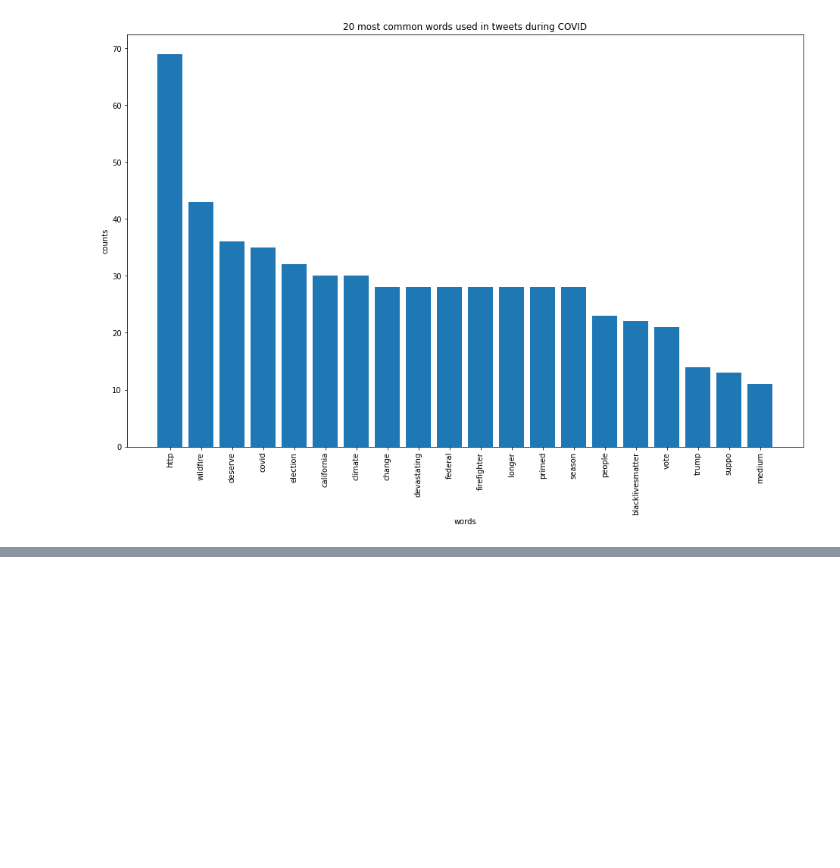
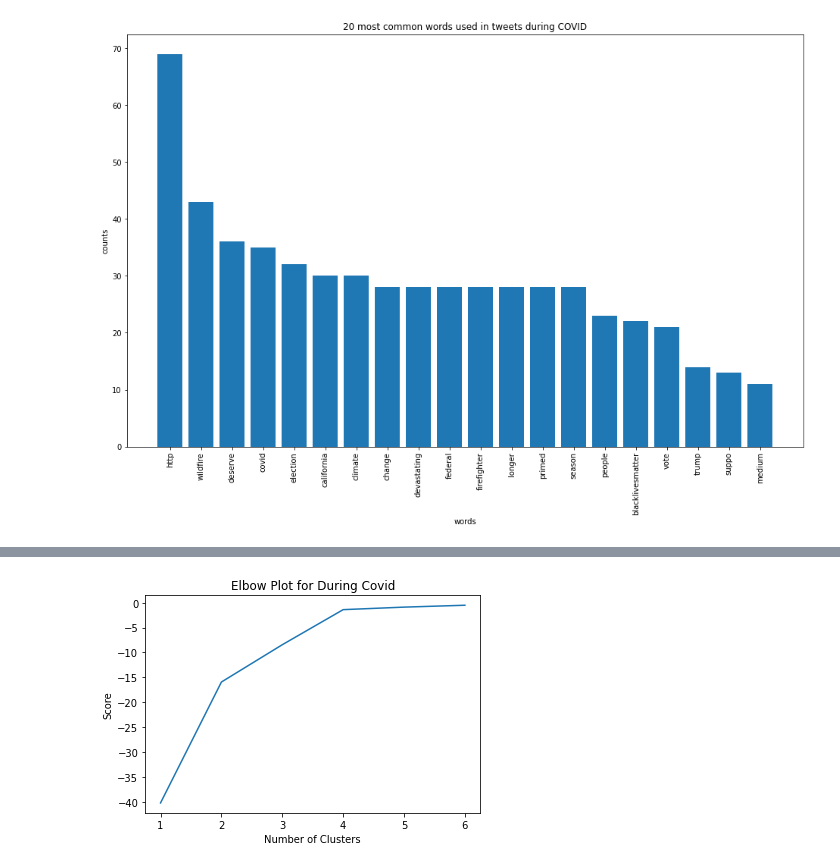
Before and after one commit to revanth802/CMPE-255-FA2020-Team6, a Jupyter notebook: Notebook.ipynb, the cells around one changed output, grey strips where cells are left out. Saved outputs shown, nothing was run; the diff lists cells and outputs as text; code cells hidden in the pictures; blank space fills up the shorter version.

```diff
--- a/Notebook.ipynb
+++ b/Notebook.ipynb
@@ -463,0 +531,4 @@ plot_20_most_common_tokens(data, count_vectorizer,'20 most common words used in
+# %%
+elbow_plot(tf_idf_array_covid, "During Covid")
+# %% [output]
+[figure, added]
```
Also changed, not shown: parts of 19 cells of this notebook.
